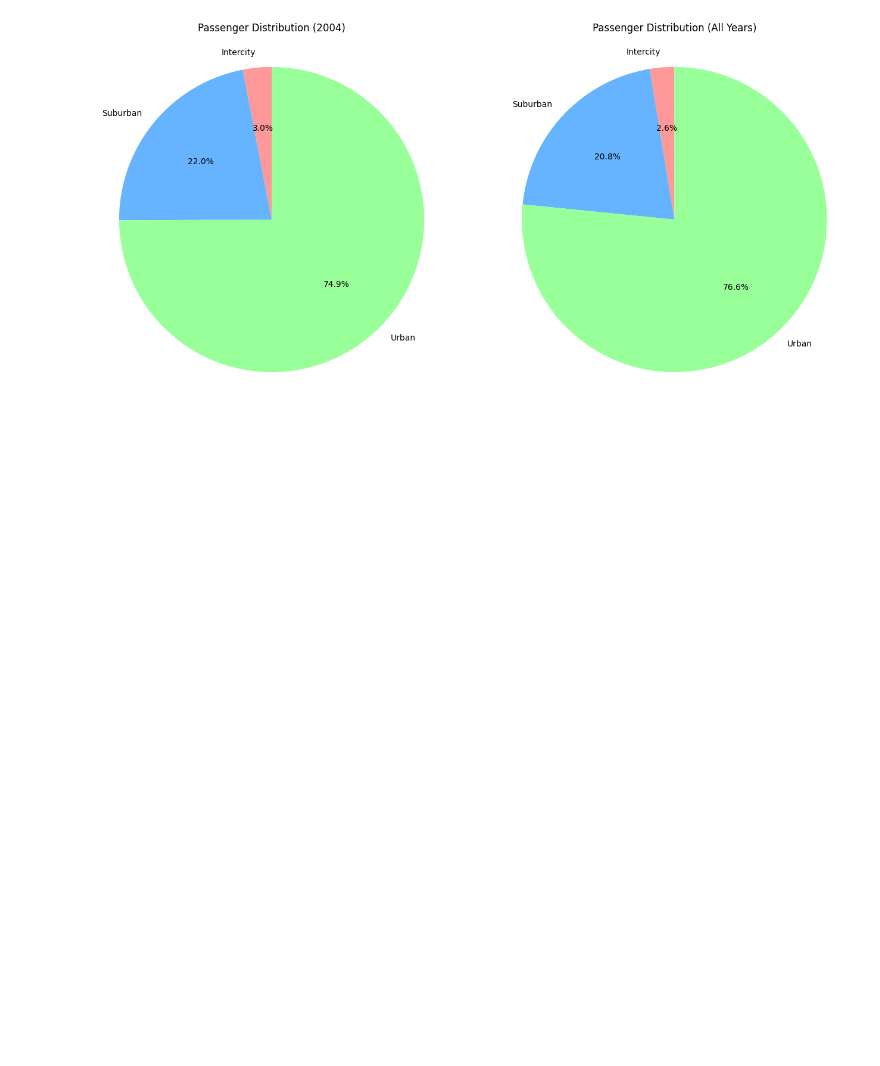
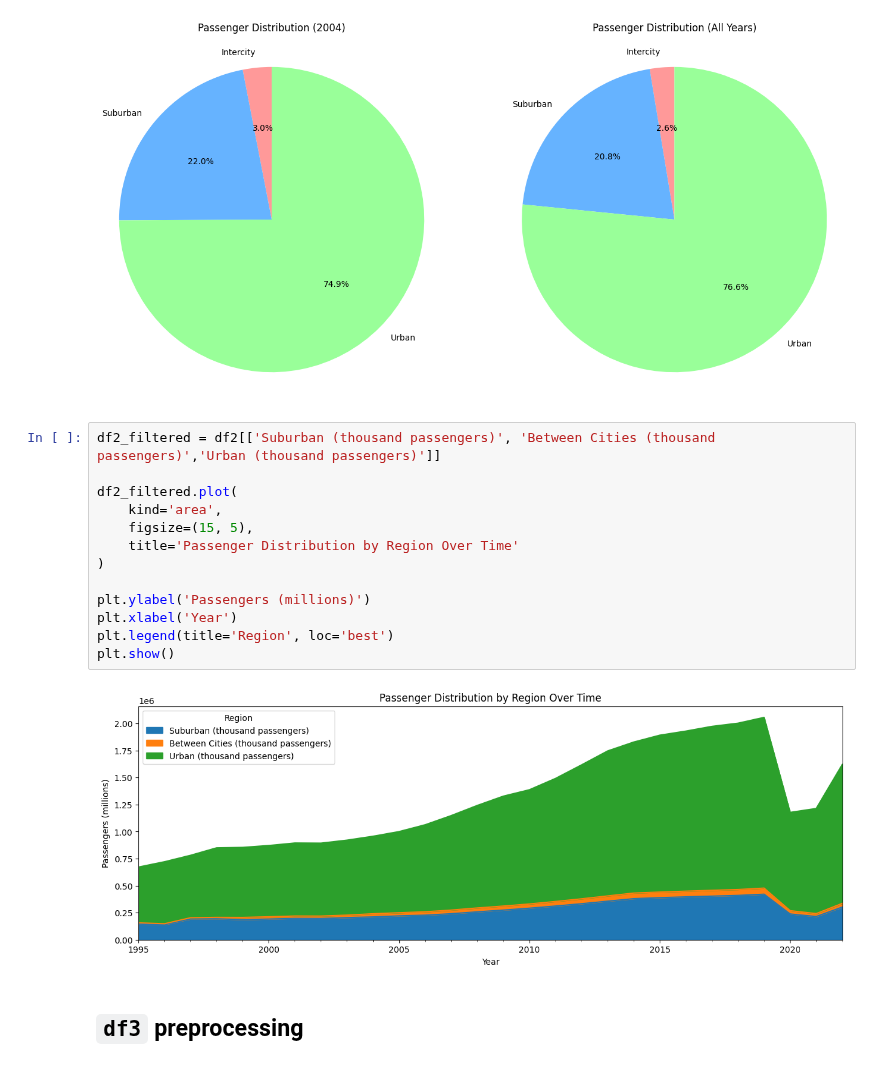
Before and after one commit to vugaer/OpenData.AZ-Analysis, a Jupyter notebook: analyze.ipynb, the cells around one changed output. Saved outputs shown, nothing was run; the diff lists cells and outputs as text; blank space fills up the shorter version.

```diff
--- a/analyze.ipynb
+++ b/analyze.ipynb
@@ -246,3 +244,20 @@ axes[1].axis('equal')
 plt.show()
 # %% [output]
 [figure]
+# %%
+df2_filtered = df2[['Suburban (thousand passengers)', 'Between Cities (thousand passengers)','Urban (thousand passengers)']]
+
+df2_filtered.plot(
+    kind='area',
+    figsize=(15, 5),
+    title='Passenger Distribution by Region Over Time'
+)
+
+plt.ylabel('Passengers (millions)')
+plt.xlabel('Year')
+plt.legend(title='Region', loc='best')
+plt.show()
+# %% [output]
+[figure, added]
+# %% [markdown]
+## `df3` preprocessing
```
Also changed, not shown: parts of 38 cells of this notebook.
